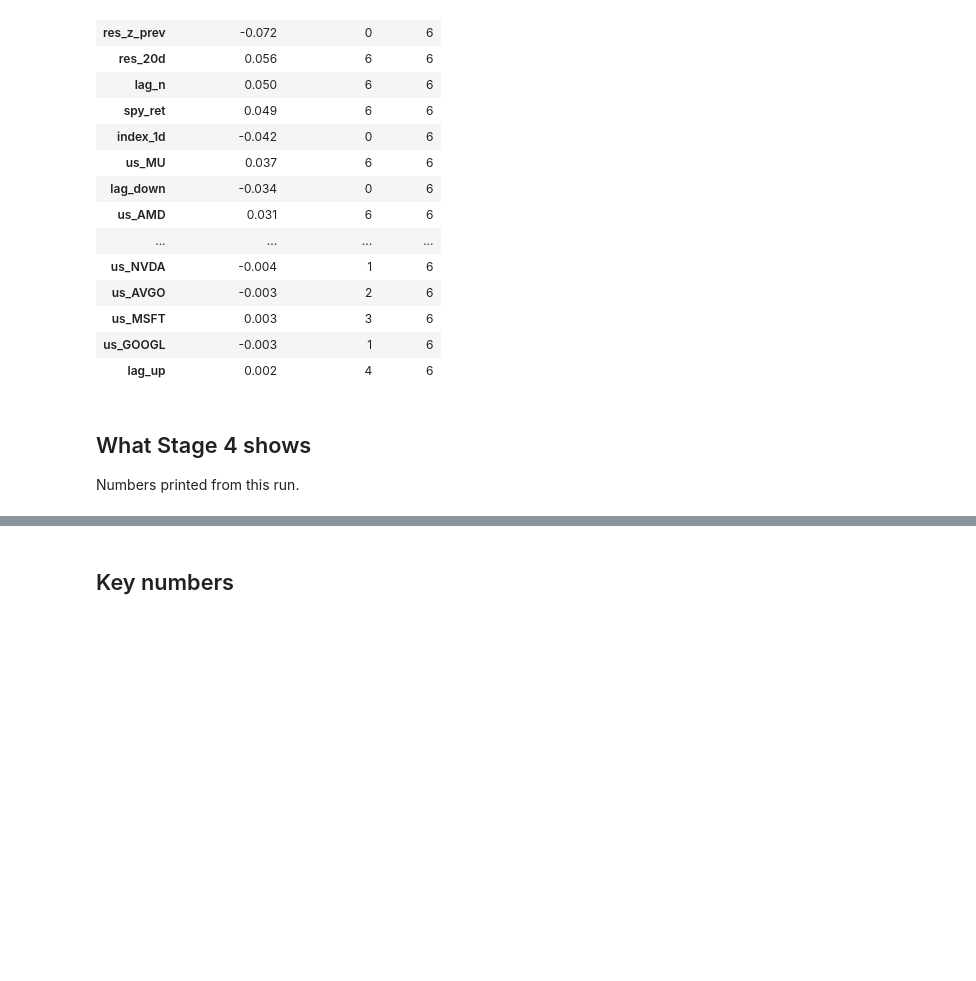
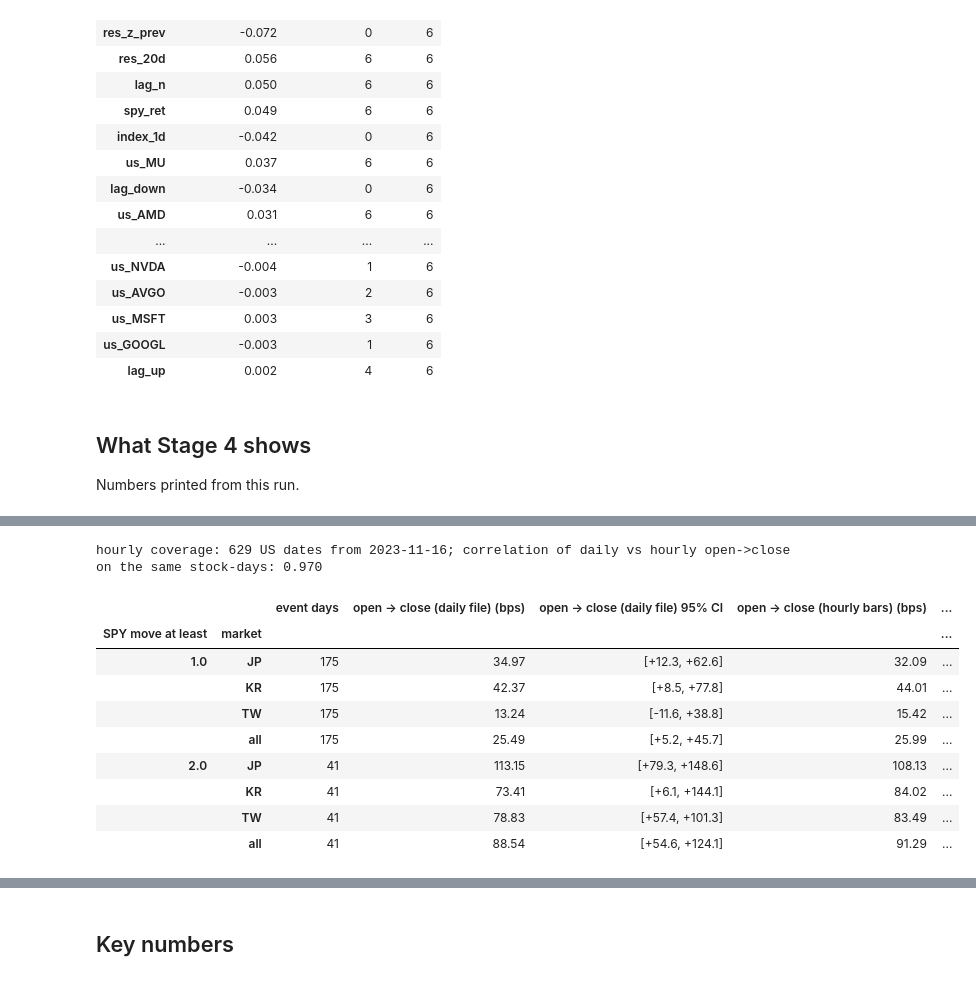
Before and after one commit to Farid-Abdullah/stock-comovement, a Jupyter notebook: overnight_transmission.ipynb, the cells around one changed output, grey strips where cells are left out. Cells and saved outputs as stored; diff of their text form; code cells hidden in the pictures; blank space fills up the shorter version.

```diff
--- a/overnight_transmission.ipynb
+++ b/overnight_transmission.ipynb
@@ -1842,0 +1926,63 @@ Logistic (B, oc): features with the same sign in every year: gap_today, res_5d,
+# %%
+hourly = pd.read_csv("data/prices_hourly_v2.csv", parse_dates=["datetime"])
+hourly["day"] = hourly["datetime"].dt.normalize()
+hourly = hourly.sort_values(["ticker", "datetime"])
+by_day = hourly.groupby(["ticker", "day"]).agg(first_open=("open", "first"), first_close=("close", "first"),
+                                               last_close=("close", "last"), bars=("close", "size")).reset_index()
+by_day = by_day[by_day["bars"] >= 3]                      # a full session has 5 (Taiwan) to 7 (Japan) bars
+
+
+def hourly_on_rows(column):
+    # Hourly-based daily values (one per local day) moved onto the US dates t, for the Asian AI followers.
+    wide_h = by_day.pivot(index="day", columns="ticker", values=column)
+    frames = []
+    for market in ["JP", "KR", "TW"]:
+        ts = [t for t in ASIA_AI if MARKET_OF[t] == market and t in wide_h.columns]
+        frames.append(follower_frame(wide_h[ts], calendar[calendar["market"] == market]))
+    return pd.concat(frames, axis=1, sort=True).reindex(ROWS)[ASIA_AI]
+
+
+H_OPEN, H_FIRST, H_LAST = hourly_on_rows("first_open"), hourly_on_rows("first_close"), hourly_on_rows("last_close")
+H_OC = H_LAST / H_OPEN - 1                                 # open -> close, from hourly bars
+H_LATE = H_LAST / H_FIRST - 1                              # first-hour close -> close (no opening print involved)
+both = H_OC.notna() & FR_AI["oc"].notna()
+print(f"hourly coverage: {H_OC.notna().any(axis=1).sum()} US dates from "
+      f"{H_OC.dropna(how='all').index.min().date()}; correlation of daily vs hourly open->close on the same stock-days: "
+      f"{pd.concat([FR_AI['oc'].where(both).stack(), H_OC.where(both).stack()], axis=1).dropna().corr().iloc[0, 1]:.3f}")
+
+bounce_rows = []
+for z_min in [1.0, 2.0]:
+    event = (spy_z.abs() >= z_min) & H_OC.notna().any(axis=1)
+    s_ = -np.sign(SPY_RET).to_numpy()[:, None]
+    for market in ["JP", "KR", "TW", "all"]:
+        ts = [t for t in ASIA_AI if market == "all" or MARKET_OF[t] == market]
+        ok = both[ts] & H_LATE[ts].notna()
+        parts = {"open -> close (daily file)": FR_AI["oc"][ts], "open -> close (hourly bars)": H_OC[ts],
+                 "first-hour close -> close (hourly bars)": H_LATE[ts]}
+        row = {"SPY move at least": z_min, "market": market}
+        for name, ret in parts.items():
+            daily = (s_ * ret * 1e4).where(ok).where(event, axis=0).mean(axis=1).dropna()
+            lo, hi = block_bootstrap_mean(daily)
+            row[f"{name} (bps)"] = daily.mean()
+            row[f"{name} 95% CI"] = f"[{lo:+.1f}, {hi:+.1f}]"
+            row["event days"] = len(daily)
+        row["share kept after the first hour"] = (row["first-hour close -> close (hourly bars) (bps)"]
+                                                  / row["open -> close (hourly bars) (bps)"])
+        bounce_rows.append(row)
+bounce = pd.DataFrame(bounce_rows).set_index(["SPY move at least", "market"])
+bounce = bounce[["event days"] + [c for c in bounce.columns if c != "event days"]]
+bounce.to_csv(OUT_DIR / "s5_bounce_check.csv")
+KEY["bounce_check"] = {f"{z} | {m}": v for (z, m), v in bounce.round(3).to_dict(orient="index").items()}
+bounce.round(2)
+# %% [output]
+hourly coverage: 629 US dates from 2023-11-16; correlation of daily vs hourly open->close on the same stock-days: 0.970
+|  |  | event days | open -> close (daily file) (bps) | open -> close (daily file) 95% CI | open -> close (hourly bars) (bps) | ... |
+| SPY move at least | market |  |  |  |  | ... |
+| 1.0 | JP | 175 | 34.97 | [+12.3, +62.6] | 32.09 | ... |
+|  | KR | 175 | 42.37 | [+8.5, +77.8] | 44.01 | ... |
+|  | TW | 175 | 13.24 | [-11.6, +38.8] | 15.42 | ... |
+|  | all | 175 | 25.49 | [+5.2, +45.7] | 25.99 | ... |
+| 2.0 | JP | 41 | 113.15 | [+79.3, +148.6] | 108.13 | ... |
+|  | KR | 41 | 73.41 | [+6.1, +144.1] | 84.02 | ... |
+|  | TW | 41 | 78.83 | [+57.4, +101.3] | 83.49 | ... |
+|  | all | 41 | 88.54 | [+54.6, +124.1] | 91.29 | ... |
```
Also changed, not shown: parts of 22 cells of this notebook, 34 other files.
